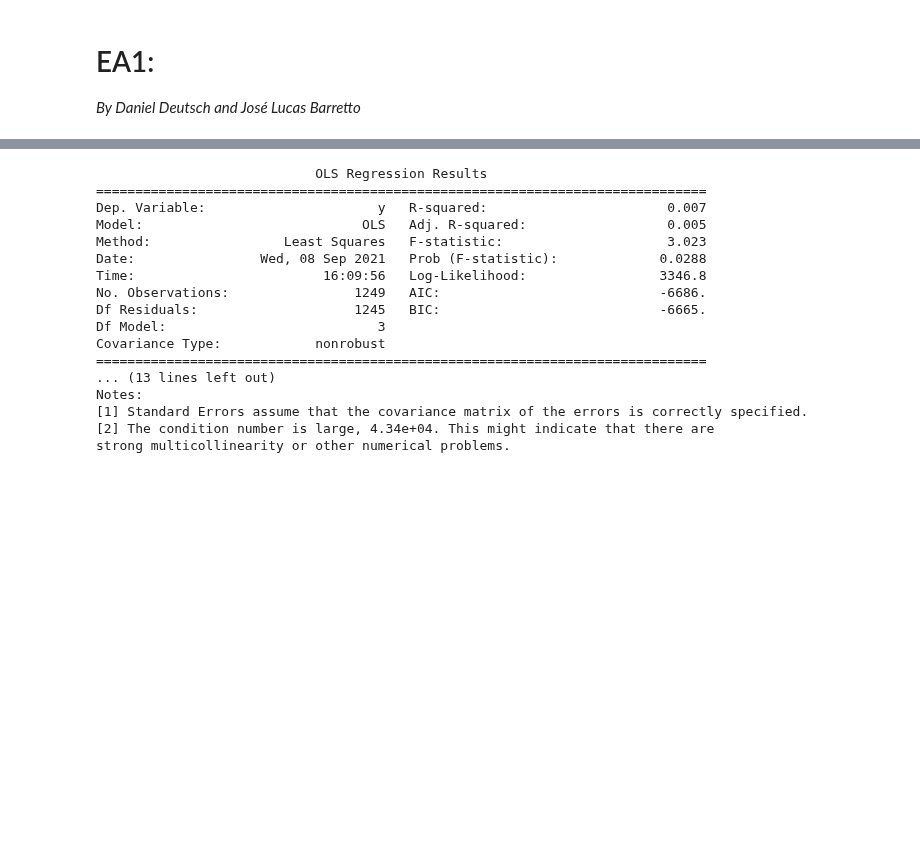
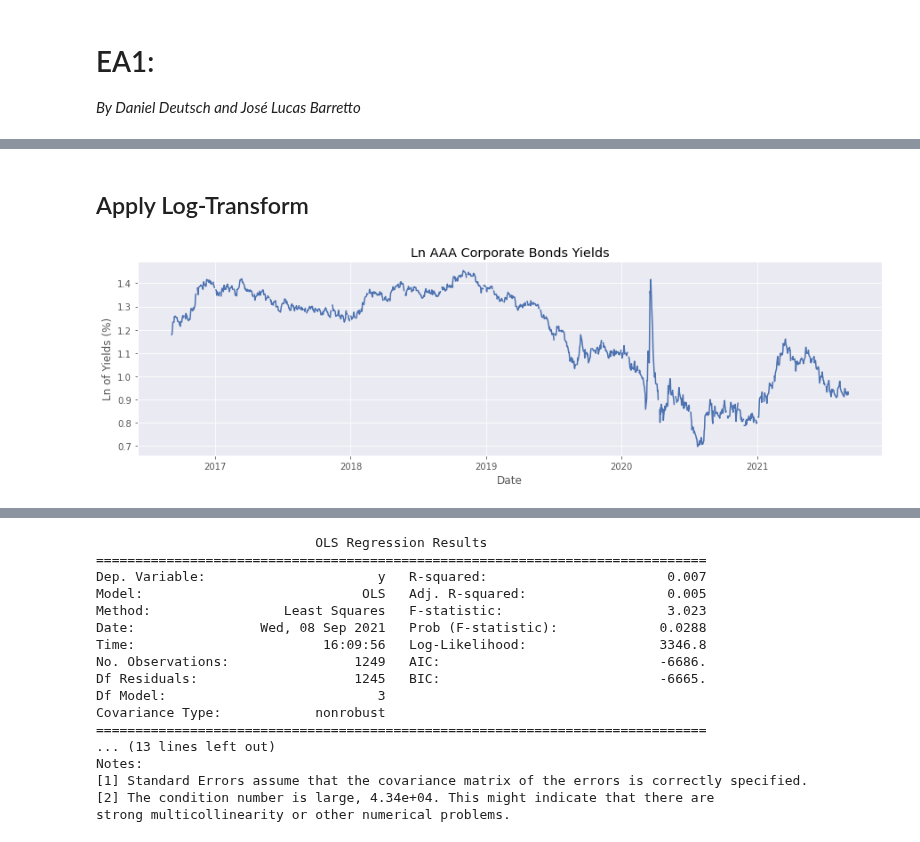
Before and after one commit to daniel-deutsch/FTD, a Jupyter notebook: Econometrics/EA1/main.ipynb, the cells around one changed output, grey strips where cells are left out. Cells and saved outputs as stored; diff of their text form; code cells hidden in the pictures; blank space fills up the shorter version.

```diff
--- a/Econometrics/EA1/main.ipynb
+++ b/Econometrics/EA1/main.ipynb
@@ -17,0 +65,13 @@ df_corpbonds['DAAA'] = np.log(df_corpbonds['DAAA'])
+# %% [markdown]
+## Apply Log-Transform
+# %%
+df_aaa['value'] = np.log(df_aaa['value'])
+
+# Plots the time series
+plt.plot(df_aaa['date'], df_aaa['value'])
+plt.title("Ln AAA Corporate Bonds Yields")
+plt.xlabel("Date")
+plt.ylabel("Ln of Yields (%)")
+plt.show()
+# %% [output]
+[figure, added]
```
Also changed, not shown: parts of 14 cells of this notebook.
